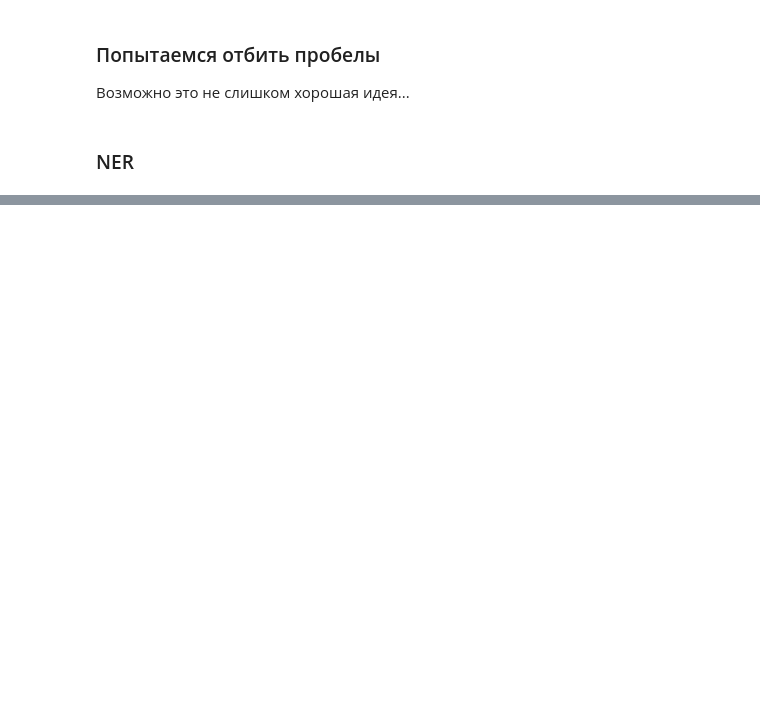
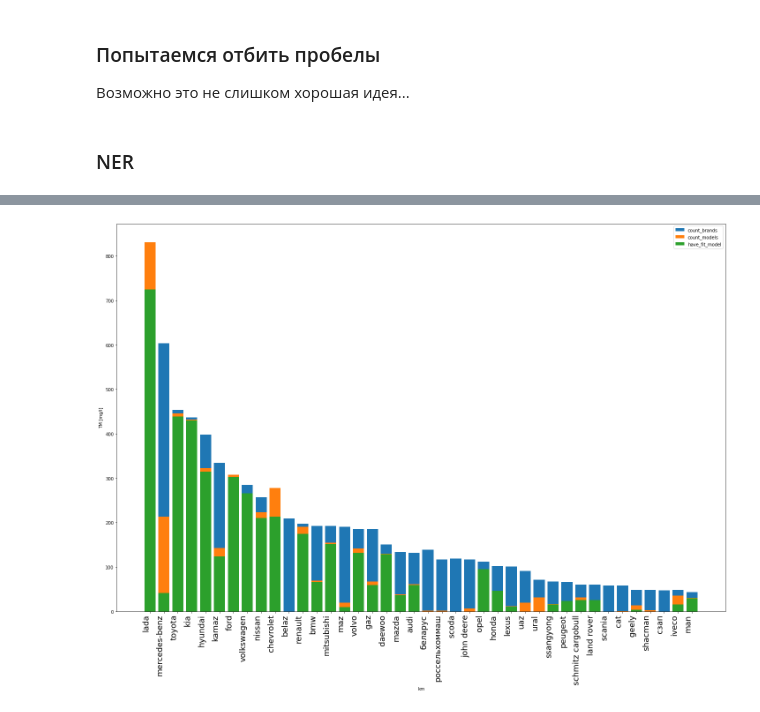
Before and after one commit to dumperize/autostat, a Jupyter notebook: index.ipynb, the cells around one changed output, grey strips where cells are left out. Saved outputs shown, nothing was run; the diff lists cells and outputs as text; code cells hidden in the pictures; blank space fills up the shorter version.

```diff
--- a/index.ipynb
+++ b/index.ipynb
@@ -219,0 +182,11 @@ app.run_server(mode='inline')
+# %%
+df1 = pd.DataFrame(data['first_brand'].value_counts())
+df1.index.name = 'brand'
+
+df2 = data.groupby(['first_brand']).sum()
+df2.index.name = 'brand'
+
+df = df1.join(df2,on='brand')
+
+df = df[['count_brands', 'count_models','have_fit_model']][:40]
+df
@@ -220,9 +212,16 @@ app.run_server(mode='inline')
 # %%
-# data[data["Brand_NER"].isnull()][data["vehicleproperty_description_short"] != 'Автомобиль'][1000:1050][['with_space', 'Brand_NER']]
+width = 15
+bottom = 0
 
-# docs = []
-# for index, text in l.iterrows():
-#     doc = nlp(text['with_space'])
-#     html = displacy.render(doc, style="ent", jupyter=True)
+for i in df.columns:
+    plt.bar(df.index, df[i])#, width=width) #, bottom=bottom)
+    bottom += df[i]
 
-# # displacy.serve(docs, style="ent")
+plt.rcParams["figure.figsize"] = (20,15)
+plt.xticks(fontsize=18,rotation=90, ha='right')
+plt.ylabel('TM [mg/l]')
+plt.xlabel('km')
+plt.legend(df.columns)
+plt.tight_layout()
+# %% [output]
+[figure, added]
```
Also changed, not shown: parts of 20 cells of this notebook, 9 other files.
